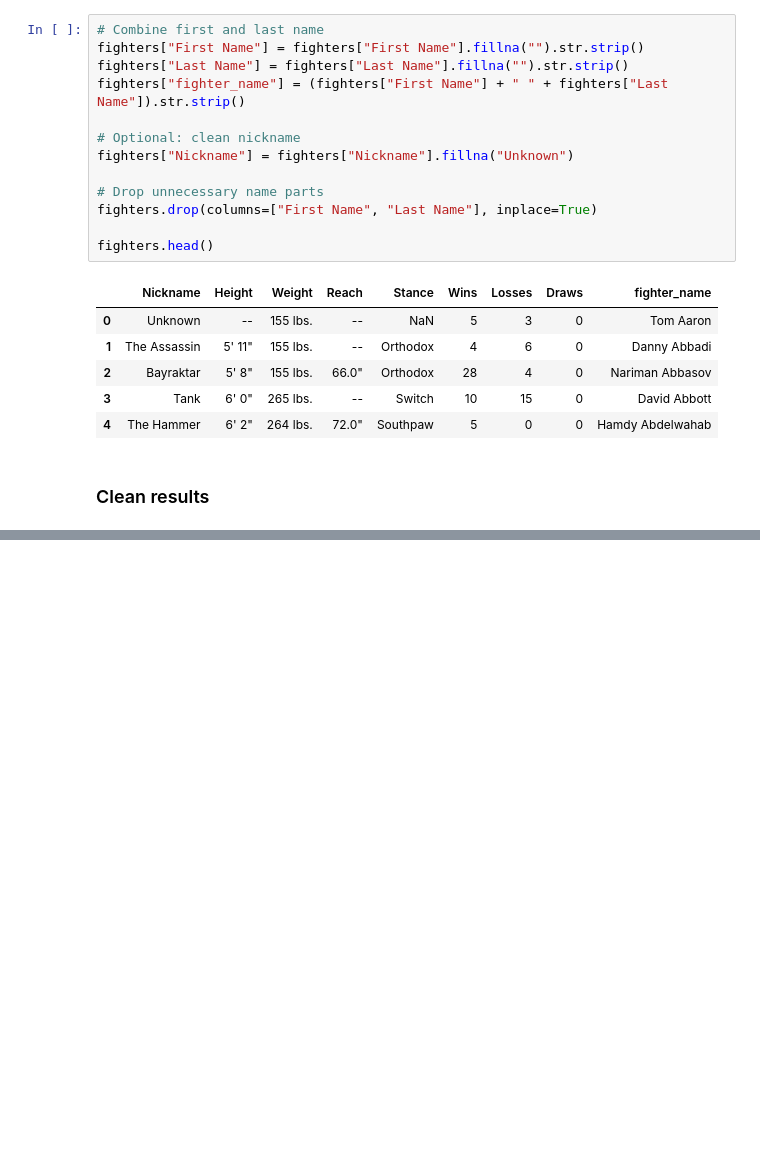
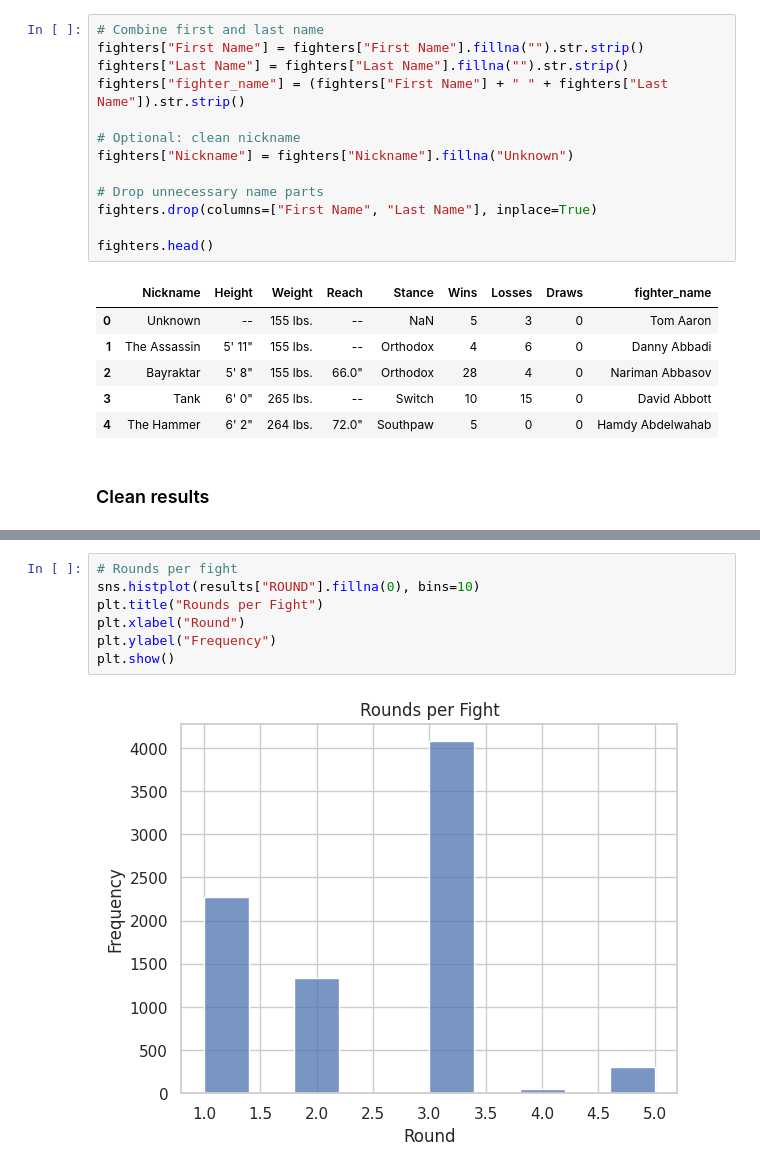
Before and after one commit to jmisf14/Predicting-UFC-Fight-Outcomes, a Jupyter notebook: UFCPredictor_JoséMiguelSerrano.ipynb, the cells around one changed output, grey strips where cells are left out. Drawn from its saved outputs; the diff is of its cells as text; blank space fills up the shorter version.

```diff
--- a/UFCPredictor_JoséMiguelSerrano.ipynb
+++ b/UFCPredictor_JoséMiguelSerrano.ipynb
@@ -90,0 +141,9 @@ results.head()
+# %%
+# Rounds per fight
+sns.histplot(results["ROUND"].fillna(0), bins=10)
+plt.title("Rounds per Fight")
+plt.xlabel("Round")
+plt.ylabel("Frequency")
+plt.show()
+# %% [output]
+[figure, added]
```
Also changed, not shown: parts of 12 cells of this notebook.
